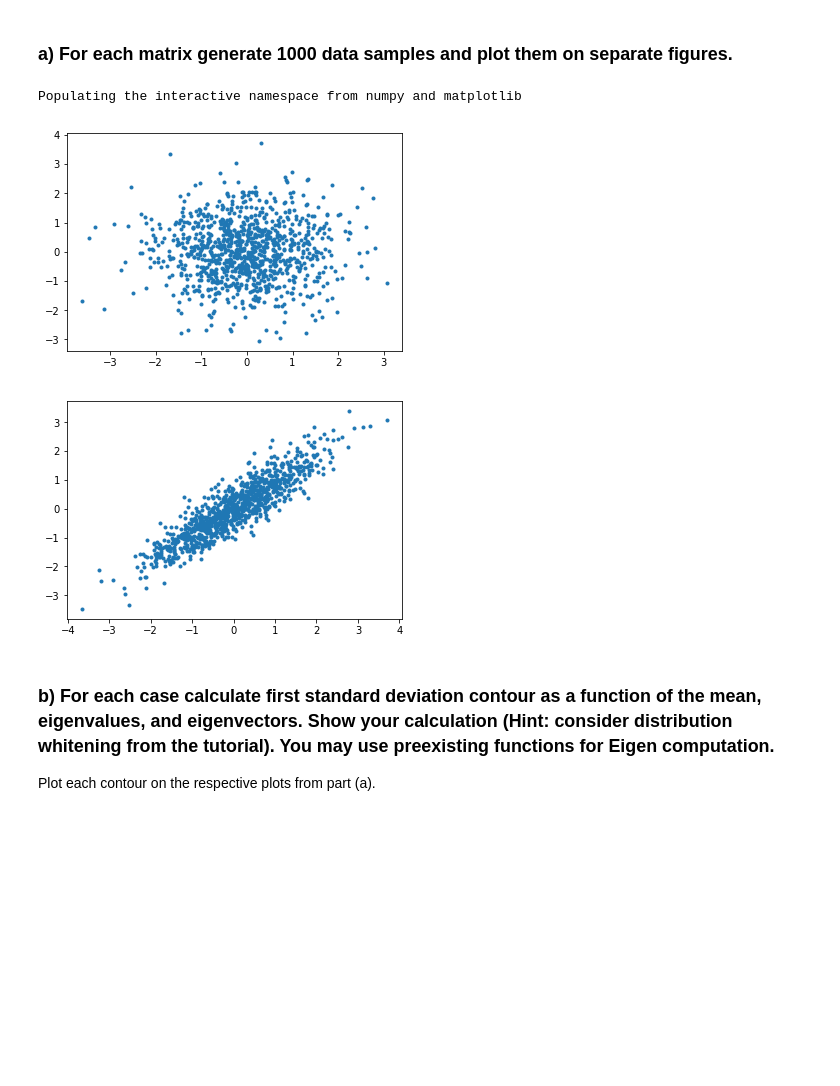
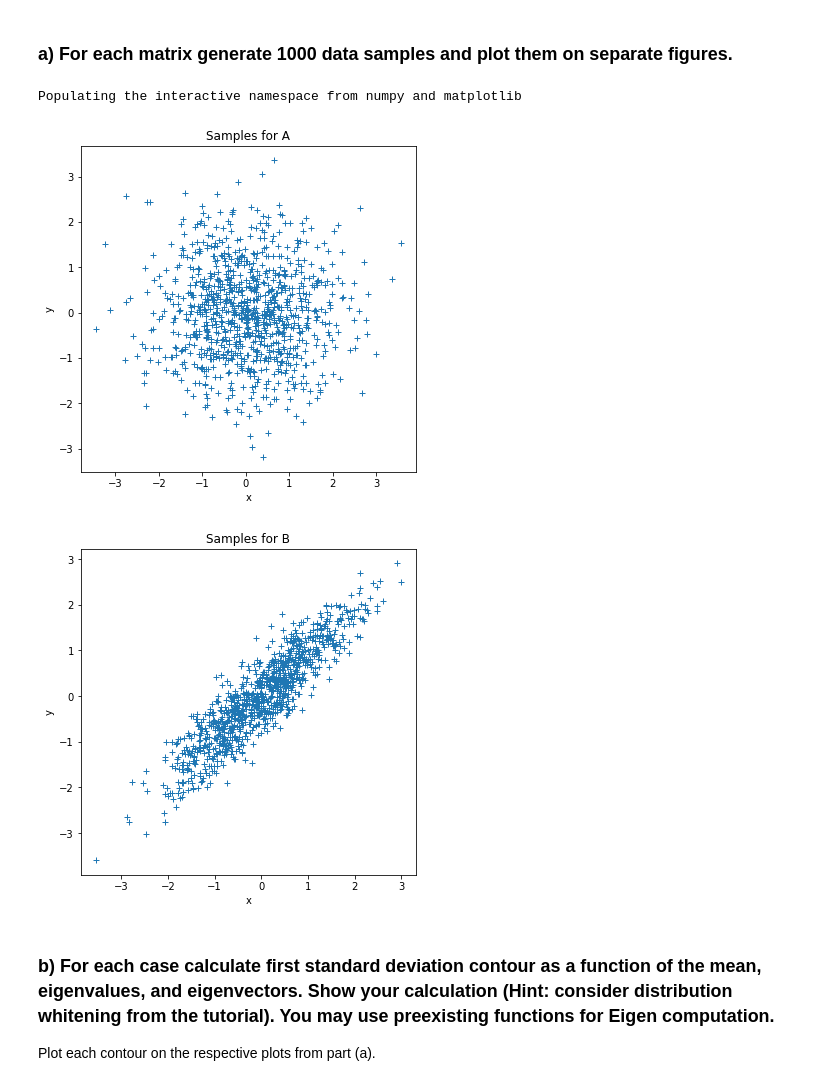
Before and after one commit to tusharchopratech/pattern_recognition_from_scratch, a Jupyter notebook: Q1.ipynb, the cells around one changed output. Saved outputs shown, nothing was run; the diff lists cells and outputs as text; code cells hidden in the pictures; blank space fills up the shorter version.

```diff
--- a/Q1.ipynb
+++ b/Q1.ipynb
@@ -7,28 +7,36 @@
 # %%
 %pylab inline
 import matplotlib.pyplot as plt
 import numpy as np
 import time
 from matplotlib import patches
 # numpy.set_printoptions(threshold=numpy.inf)
 
 
 
 a_cov = [[1.0, 0.0], [0.0, 1.0]]
 b_cov = [[1.0, 0.9], [0.9, 1.0]]
 mean = [0, 0]
 
+plt.figure(figsize=(6,6))
 data_a = np.random.multivariate_normal(mean, a_cov, 1000)
-plt.plot(data_a[:,0],data_a[:,1],'.')
+plt.plot(data_a[:,0],data_a[:,1],'+')
+plt.title('Samples for A')
+plt.xlabel('x')
+plt.ylabel('y')
 plt.show()
 
+plt.figure(figsize=(6,6))
 data_b = np.random.multivariate_normal(mean, b_cov, 1000)
-plt.plot(data_b[:,0],data_b[:,1],'.')
+plt.plot(data_b[:,0],data_b[:,1],'+')
+plt.title('Samples for B')
+plt.xlabel('x')
+plt.ylabel('y')
 plt.show()
 # %% [output]
 Populating the interactive namespace from numpy and matplotlib
-[figure, old version]
+[figure, new version]
-[figure, old version]
+[figure, new version]
 # %% [markdown]
 ### b) For each case calculate first standard deviation contour as a function of the mean, eigenvalues, and eigenvectors. Show your calculation (Hint: consider distribution whitening from the tutorial). You may use preexisting functions for Eigen computation.
 Plot each contour on the respective plots from part (a).
```
Also changed, not shown: parts of 2 cells of this notebook, 1 other file.
